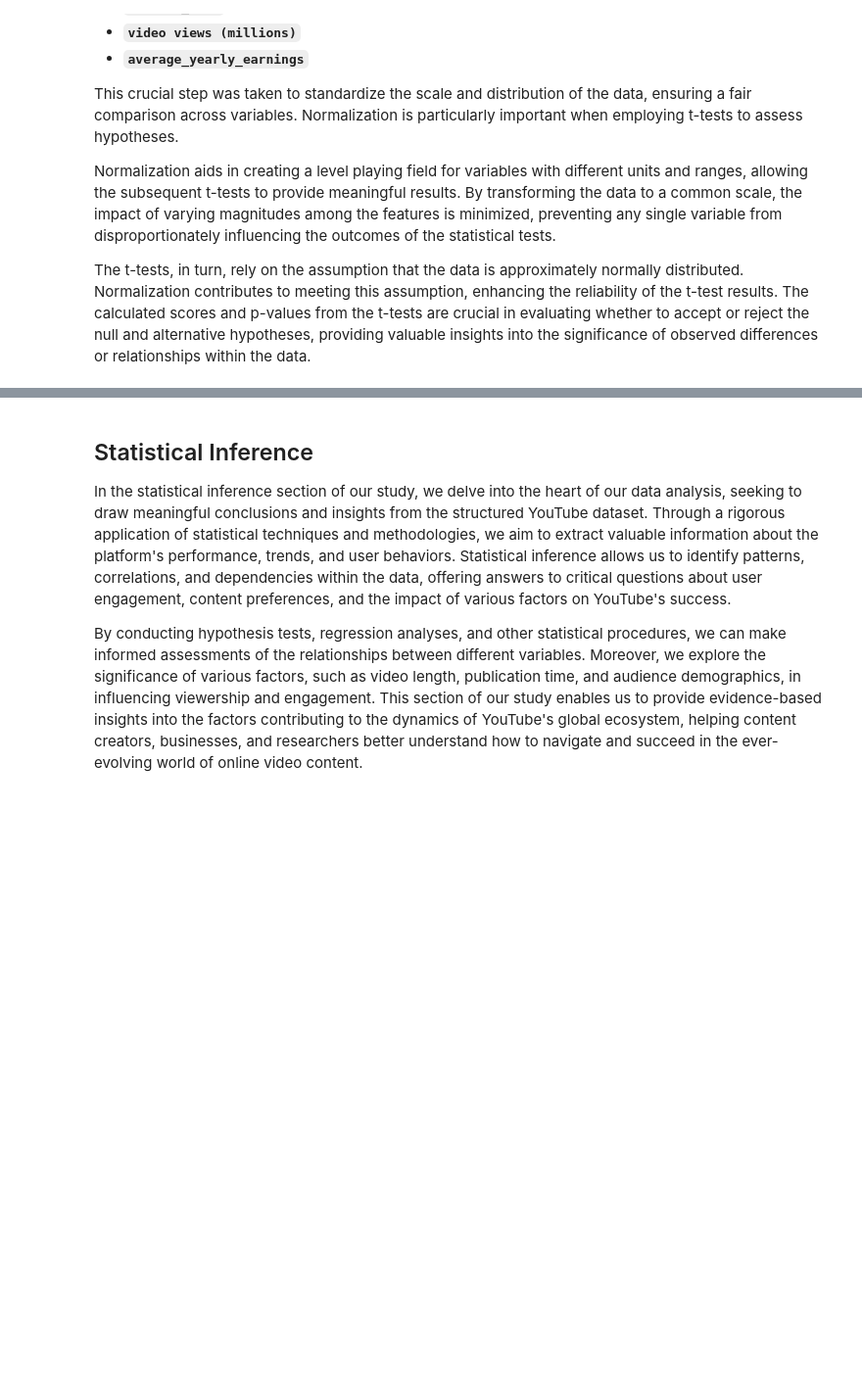
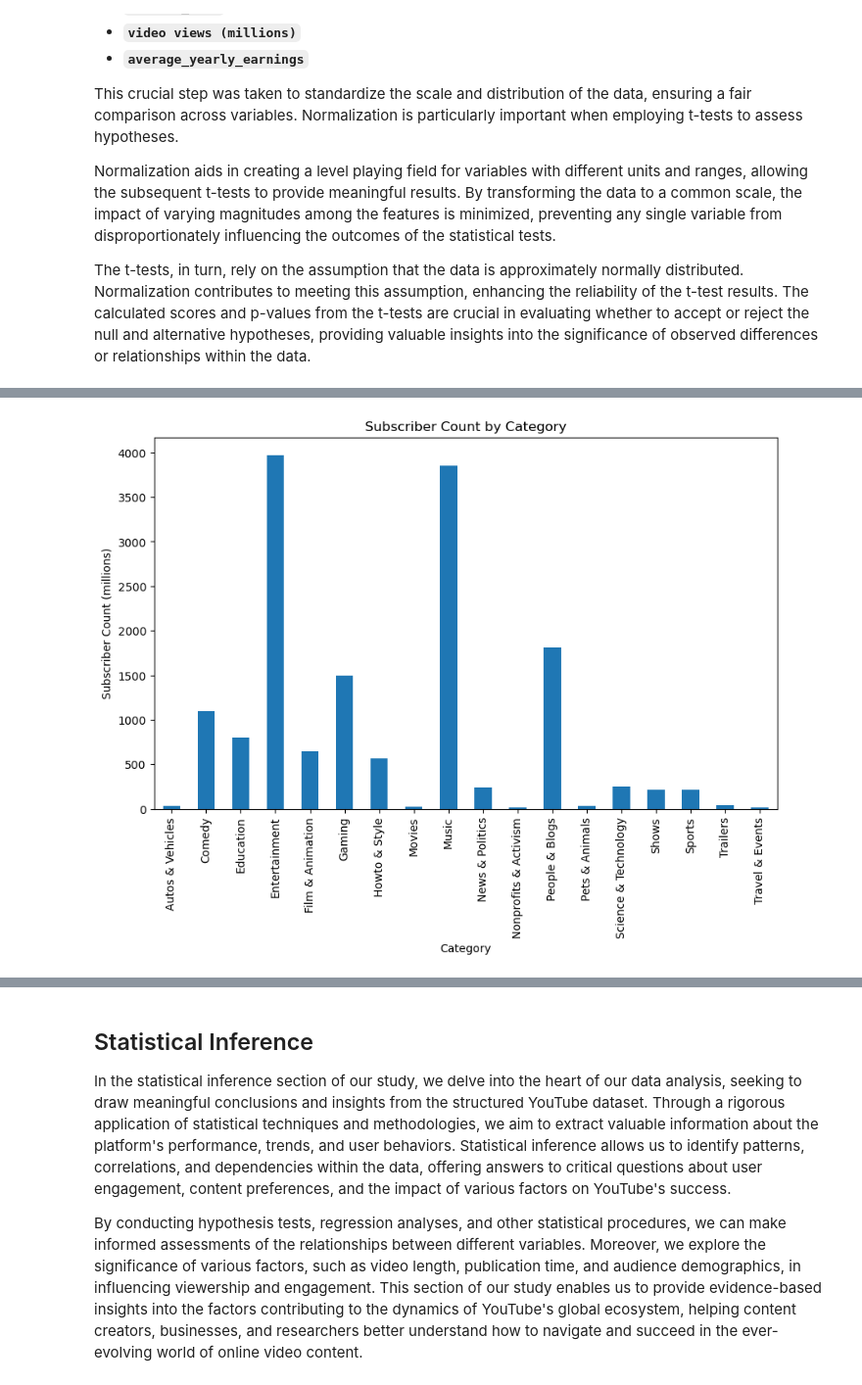
Before and after one commit to Alexxanderson/CSMODEL-PROJECT, a Jupyter notebook: MCO/Phase2Notebook.ipynb, the cells around one changed output, grey strips where cells are left out. Shown at 98% size. Saved outputs shown, nothing was run; the diff lists cells and outputs as text; code cells hidden in the pictures; blank space fills up the shorter version.

```diff
--- a/MCO/Phase2Notebook.ipynb
+++ b/MCO/Phase2Notebook.ipynb
@@ -1701,0 +1734,9 @@ normalized_df = pd.DataFrame(normalized_data, columns=column_names)
+# %%
+subscriber_count = youtube_df.groupby('category')['subscribers (millions)'].sum()
+subscriber_count.plot(kind='bar', figsize=(10, 6))
+plt.xlabel('Category')
+plt.ylabel('Subscriber Count (millions)')
+plt.title('Subscriber Count by Category')
+plt.show()
+# %% [output]
+[figure, added]
```
Also changed, not shown: parts of 37 cells of this notebook.
